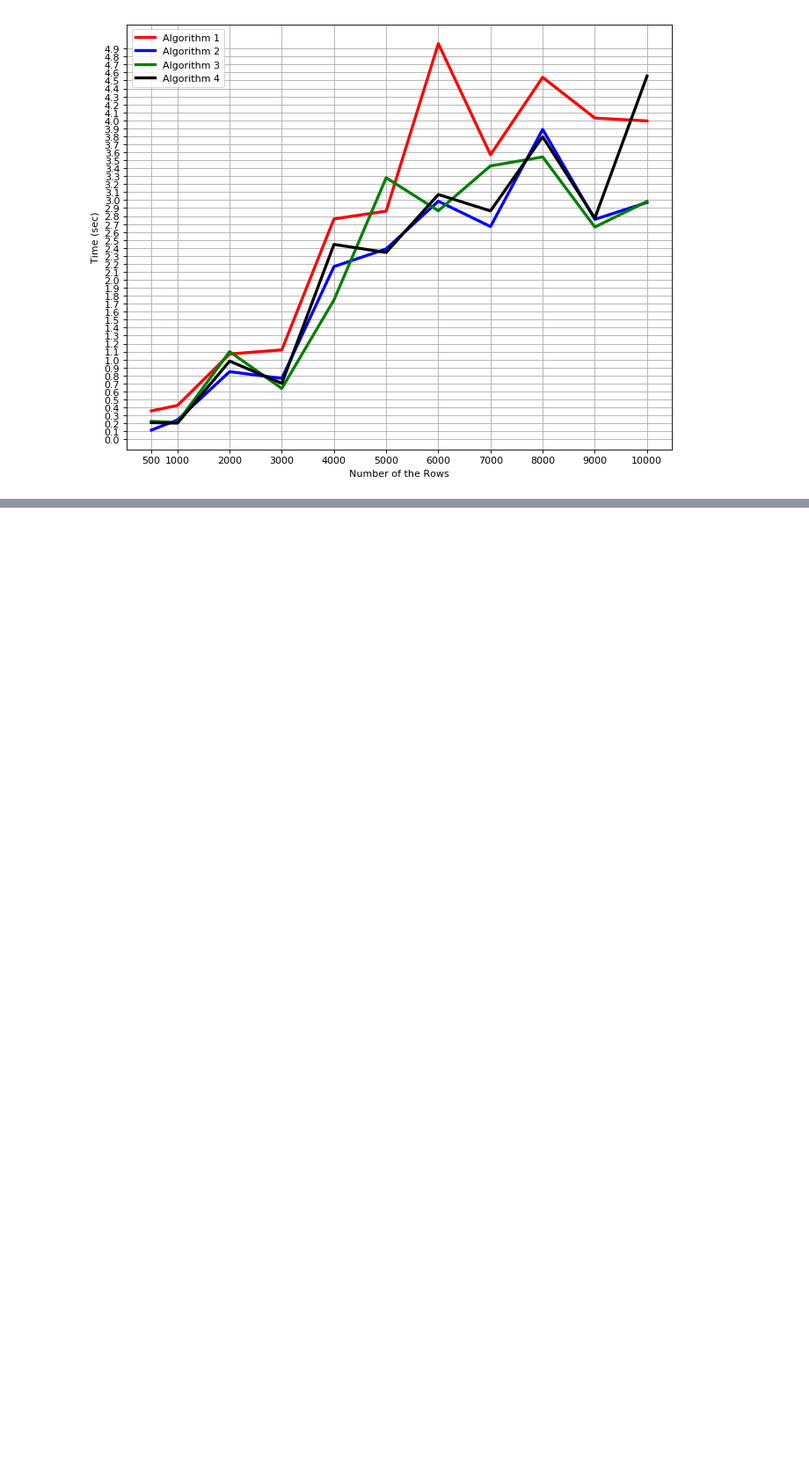
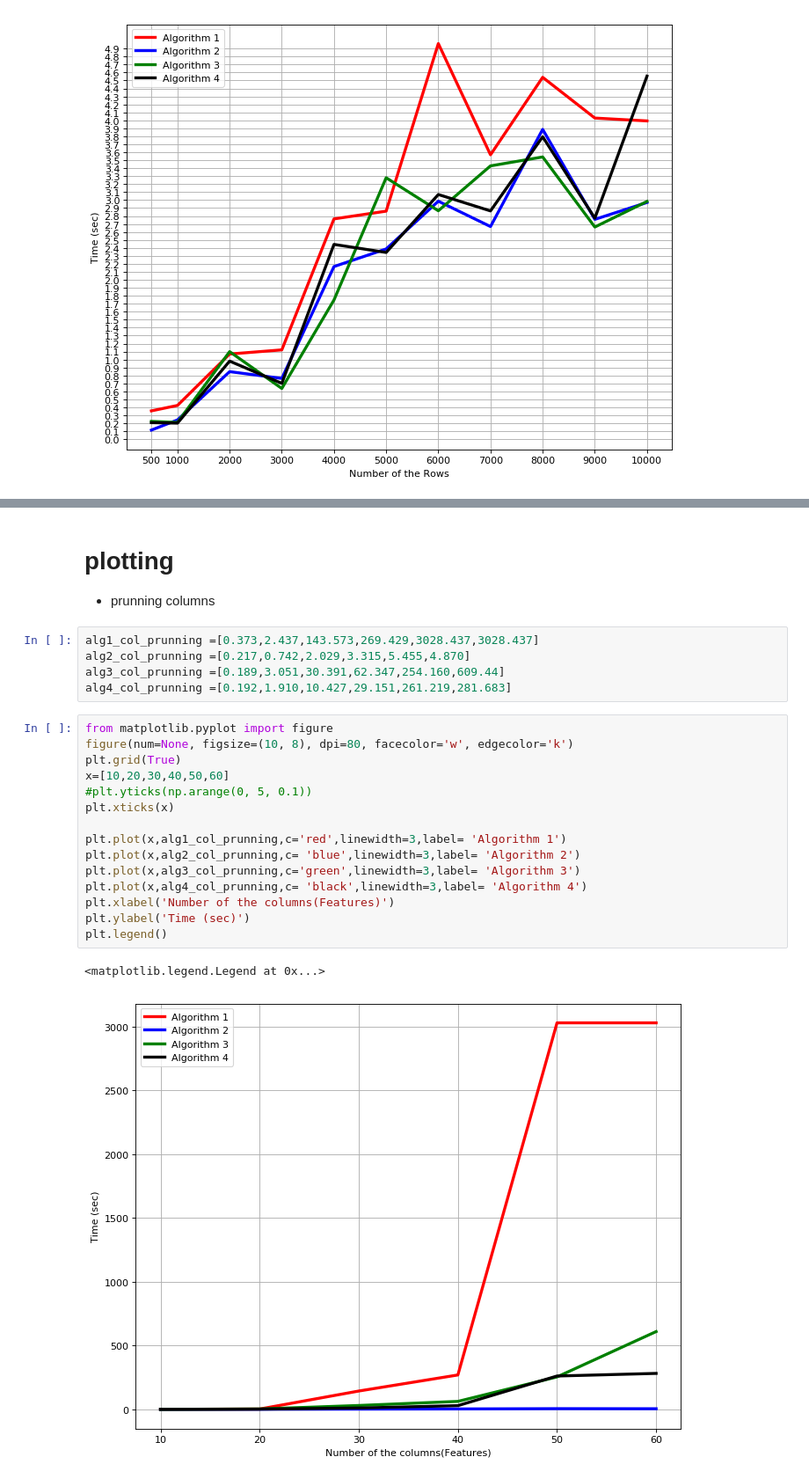
Before and after one commit to BigDaMa/error-generator, a Jupyter notebook: error_generator/strategies/adversarial_machine_learning/compare 4 Algorithm.ipynb, the cells around one changed output, grey strips where cells are left out. Shown: that part at 88% size. Drawn from its saved outputs; the diff is of its cells as text; blank space fills up the shorter version.

Commit message:
experiment2 and prunning section is added

```diff
--- a/error_generator/strategies/adversarial_machine_learning/compare 4 Algorithm.ipynb
+++ b/error_generator/strategies/adversarial_machine_learning/compare 4 Algorithm.ipynb
@@ -456,0 +485,26 @@ plt.legend()
+# %% [markdown]
+# plotting
+- prunning columns
+# %%
+alg1_col_prunning =[0.373,2.437,143.573,269.429,3028.437,3028.437]
+alg2_col_prunning =[0.217,0.742,2.029,3.315,5.455,4.870]
+alg3_col_prunning =[0.189,3.051,30.391,62.347,254.160,609.44]
+alg4_col_prunning =[0.192,1.910,10.427,29.151,261.219,281.683]
+# %%
+from matplotlib.pyplot import figure
+figure(num=None, figsize=(10, 8), dpi=80, facecolor='w', edgecolor='k')
+plt.grid(True)
+x=[10,20,30,40,50,60]
+#plt.yticks(np.arange(0, 5, 0.1))
+plt.xticks(x)
+
+plt.plot(x,alg1_col_prunning,c='red',linewidth=3,label= 'Algorithm 1')
+plt.plot(x,alg2_col_prunning,c= 'blue',linewidth=3,label= 'Algorithm 2')
+plt.plot(x,alg3_col_prunning,c='green',linewidth=3,label= 'Algorithm 3')
+plt.plot(x,alg4_col_prunning,c= 'black',linewidth=3,label= 'Algorithm 4')
+plt.xlabel('Number of the columns(Features)')
+plt.ylabel('Time (sec)')
+plt.legend()
+# %% [output]
+<matplotlib.legend.Legend at 0x...>
+[figure, added]
```
Also changed, not shown: parts of 6 cells of this notebook, 13 other files.
